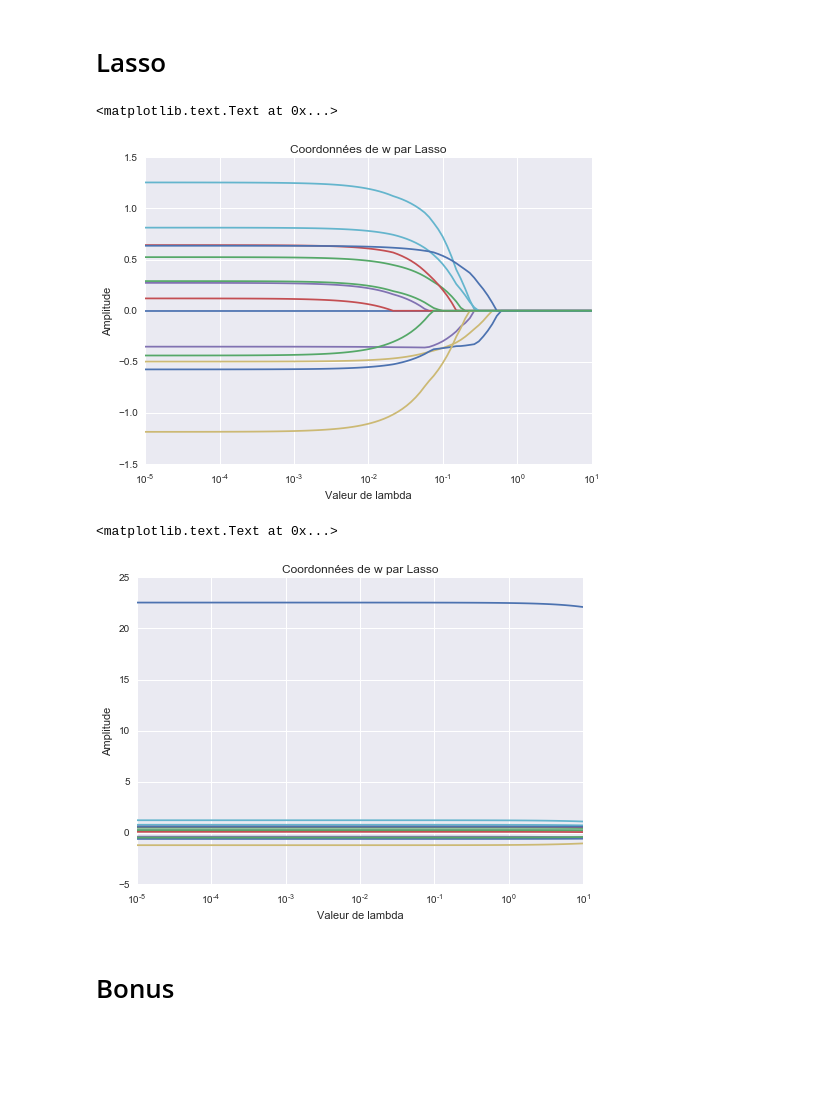
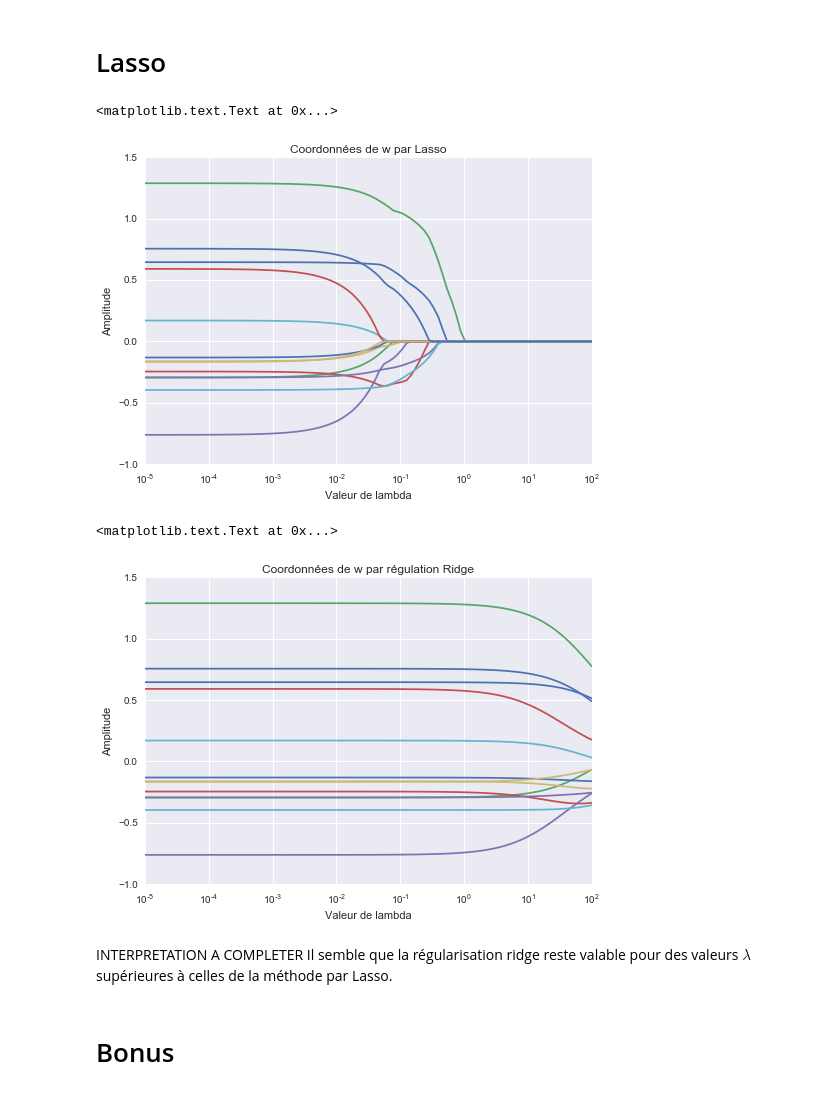
Before and after one commit to PierreBoyeau/regression_tp, a Jupyter notebook: tp1.ipynb, the cells around one changed output. Saved outputs shown, nothing was run; the diff lists cells and outputs as text; code cells hidden in the pictures; blank space fills up the shorter version.

```diff
--- a/tp1.ipynb
+++ b/tp1.ipynb
@@ -349,7 +341,7 @@ def ridge_regress(X, Y, lmd):
 # %%
 x_sim, y_sim = gen_linear(a, b, eps_0, n)
 x_sim = resize(x_sim)
-lmds = np.logspace(-5, 1, num=100)
+lmds = np.logspace(-5, 2, num=100)
 err_mse = []
 err_w = []
 for lmd in lmds:
@@ -377,7 +369,7 @@ plt.ylabel("Erreur")
 # %% [markdown]
 ## ... Et sur notre base de données réelles
 # %%
-x_train = resize(x_df)
+x_train = normalize_data(x_df)
 y_train = y_df
 err_mse_real = []
 w_ridge = []
@@ -411,15 +403,18 @@ plt.ylabel('Amplitude')
 plt.xlabel('Valeur de lambda')
 # %% [output]
 <matplotlib.text.Text at 0x...>
-[figure, old version]
+[figure, new version]
 # %%
 plt.plot(lmds, w_ridge)
 plt.xscale('log')
-plt.title('Coordonnées de w par Lasso')
+plt.title('Coordonnées de w par régulation Ridge')
 plt.ylabel('Amplitude')
 plt.xlabel('Valeur de lambda')
 # %% [output]
 <matplotlib.text.Text at 0x...>
-[figure, old version]
+[figure, new version]
+# %% [markdown]
+INTERPRETATION A COMPLETER
+Il semble que la régularisation ridge reste valable pour des valeurs $\lambda$ supérieures à celles de la méthode par Lasso.
 # %% [markdown]
 # Bonus
```
Also changed, not shown: parts of 17 cells of this notebook.
